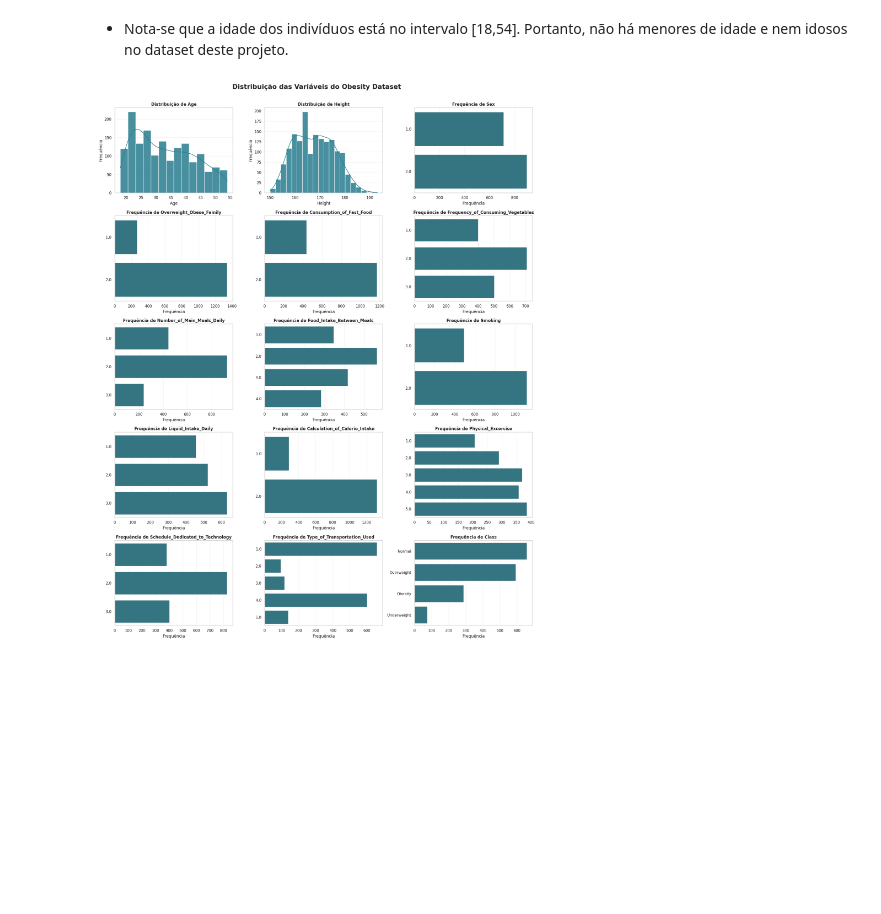
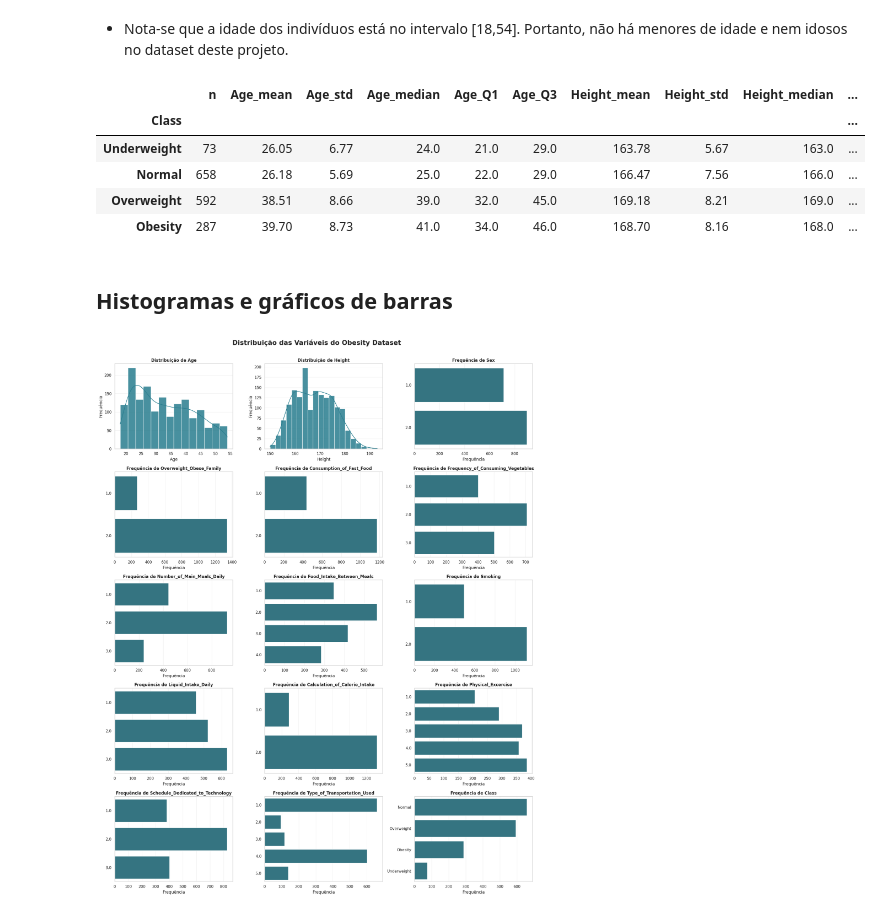
Before and after one commit to Cairo-Henrique/obesity-biostatistics, a Jupyter notebook: Obesity_Biostat_Analysis.ipynb, the cells around one changed output. Cells and saved outputs as stored; diff of their text form; code cells hidden in the pictures; blank space fills up the shorter version.

```diff
--- a/Obesity_Biostat_Analysis.ipynb
+++ b/Obesity_Biostat_Analysis.ipynb
@@ -818,6 +824,38 @@ min      18.000000   150.000000
 max      54.000000   193.000000
 # %% [markdown]
 - Nota-se que a idade dos indivíduos está no intervalo [18,54]. Portanto, não há menores de idade e nem idosos no dataset deste projeto.
+# %%
+# Estatísticas descritivas por classe nutricional
+
+resumo_por_classe = df.groupby(
+    'Class',
+    observed=True
+).agg(
+    n=('Age', 'count'),
+
+    Age_mean=('Age', 'mean'),
+    Age_std=('Age', 'std'),
+    Age_median=('Age', 'median'),
+    Age_Q1=('Age', lambda x: x.quantile(0.25)),
+    Age_Q3=('Age', lambda x: x.quantile(0.75)),
+
+    Height_mean=('Height', 'mean'),
+    Height_std=('Height', 'std'),
+    Height_median=('Height', 'median'),
+    Height_Q1=('Height', lambda x: x.quantile(0.25)),
+    Height_Q3=('Height', lambda x: x.quantile(0.75))
+)
+
+display(resumo_por_classe.round(2))
+# %% [output]
+|  | n | Age_mean | Age_std | Age_median | Age_Q1 | Age_Q3 | Height_mean | Height_std | Height_median | ... |
+| Class |  |  |  |  |  |  |  |  |  | ... |
+| Underweight | 73 | 26.05 | 6.77 | 24.0 | 21.0 | 29.0 | 163.78 | 5.67 | 163.0 | ... |
+| Normal | 658 | 26.18 | 5.69 | 25.0 | 22.0 | 29.0 | 166.47 | 7.56 | 166.0 | ... |
+| Overweight | 592 | 38.51 | 8.66 | 39.0 | 32.0 | 45.0 | 169.18 | 8.21 | 169.0 | ... |
+| Obesity | 287 | 39.70 | 8.73 | 41.0 | 34.0 | 46.0 | 168.70 | 8.16 | 168.0 | ... |
+# %% [markdown]
+## Histogramas e gráficos de barras
 # %%
 ######################################
 # HISTOGRAMAS E GRÁFICOS DE BARRAS
```
Also changed, not shown: parts of 14 cells of this notebook.
